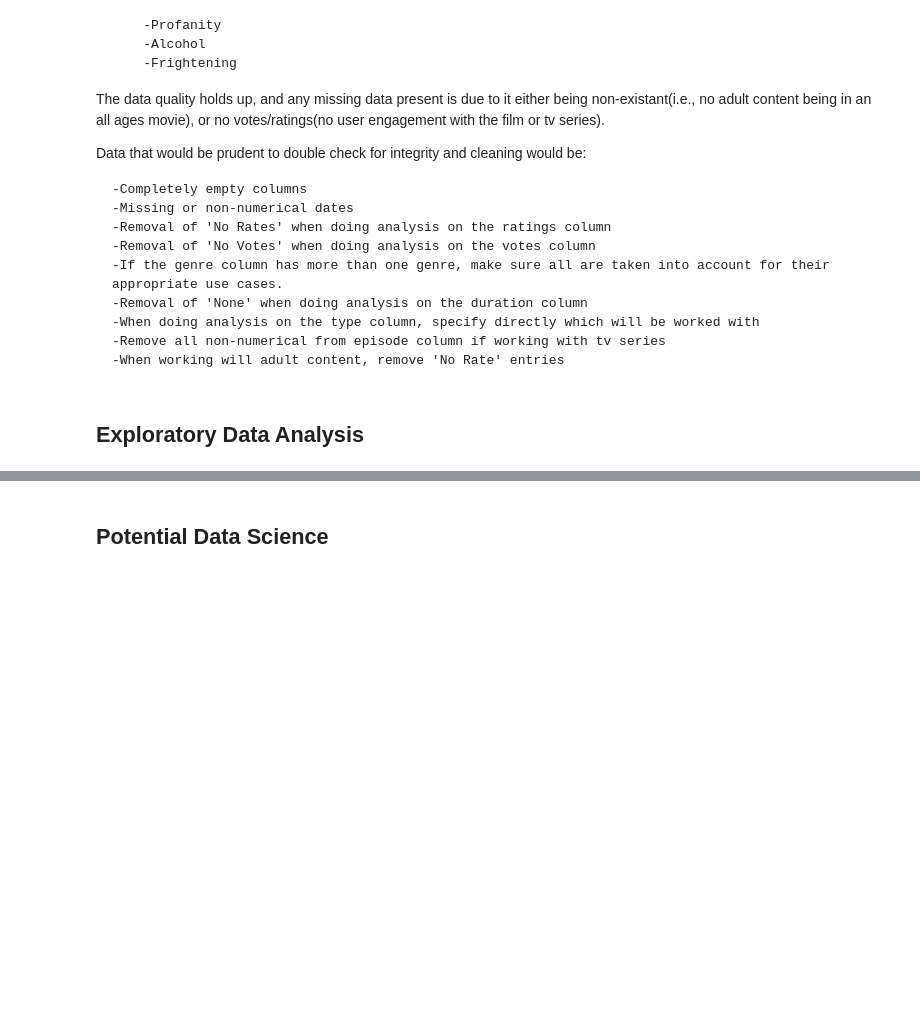
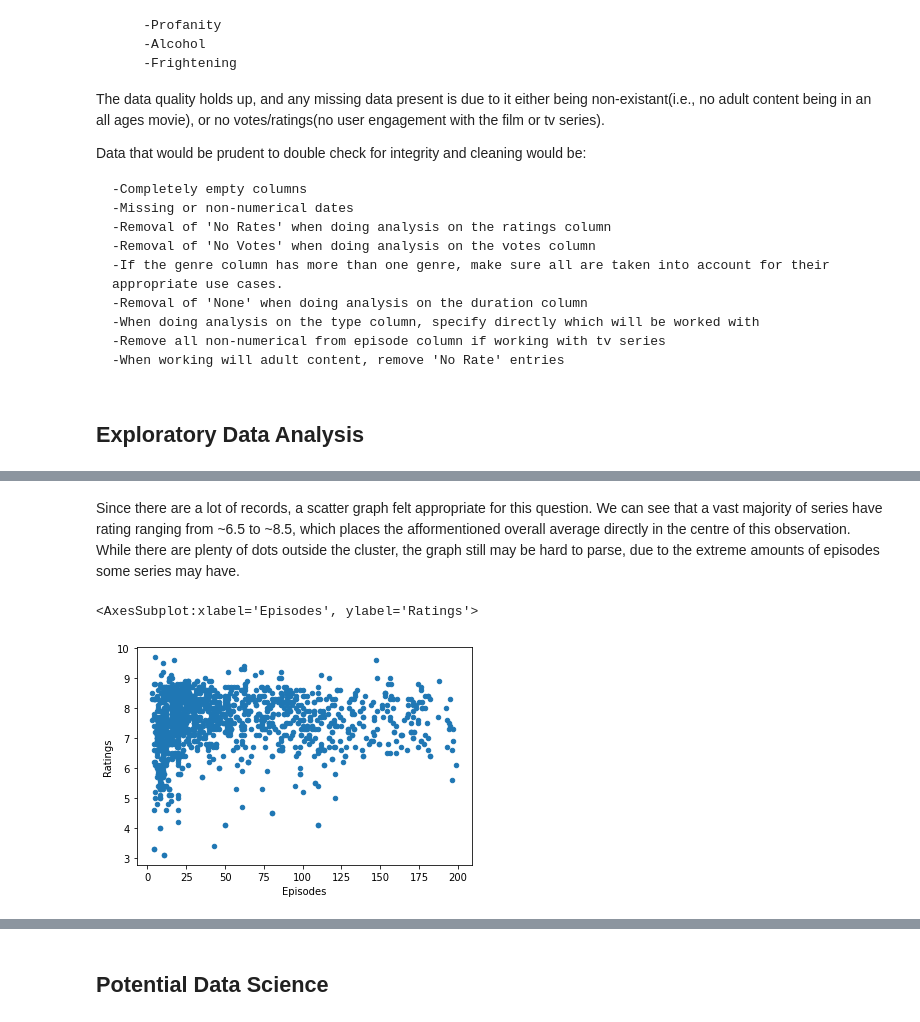
Before and after one commit to JTFin/CSCI2000U-Project, a Jupyter notebook: project-group29.ipynb, the cells around one changed output, grey strips where cells are left out. Cells and saved outputs as stored; diff of their text form; code cells hidden in the pictures; blank space fills up the shorter version.

```diff
--- a/project-group29.ipynb
+++ b/project-group29.ipynb
@@ -76,0 +215,11 @@ Data that would be prudent to double check for integrity and cleaning would be:
+# %% [markdown]
+Since there are a lot of records, a scatter graph felt appropriate for this question. We can see that a vast majority of series have rating ranging from ~6.5 to ~8.5, which places the afformentioned overall average directly in the centre of this observation. While there are plenty of dots outside the cluster, the graph still may be hard to parse, due to the extreme amounts of episodes some series may have.
+# %%
+#To the above point, it may be appropriate to see how the average series compares to one another. Due to most series having
+#an upper limit of around 200 episodes(10 seasons * 20 episodes per season), we can see how the graph looks like with these
+#new limitations
+newDfSeries2 = newDfSeries[~(newDfSeries['Episodes'] >= 200)]
+newDfSeries2.plot(xlabel='Episodes', ylabel='Ratings', x='Episodes', y='Rate', kind='scatter')
+# %% [output]
+<AxesSubplot:xlabel='Episodes', ylabel='Ratings'>
+[figure, added]
```
Also changed, not shown: parts of 16 cells of this notebook.
